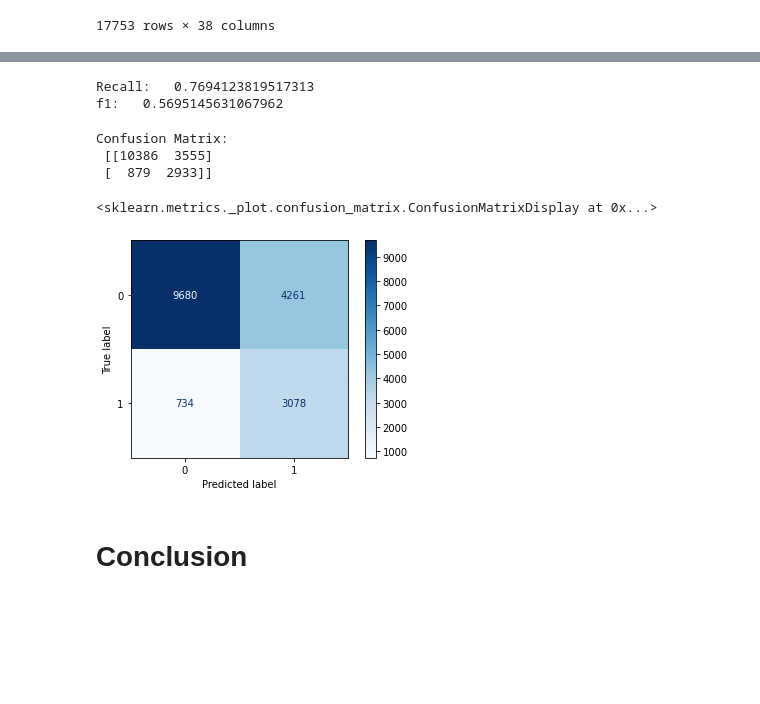
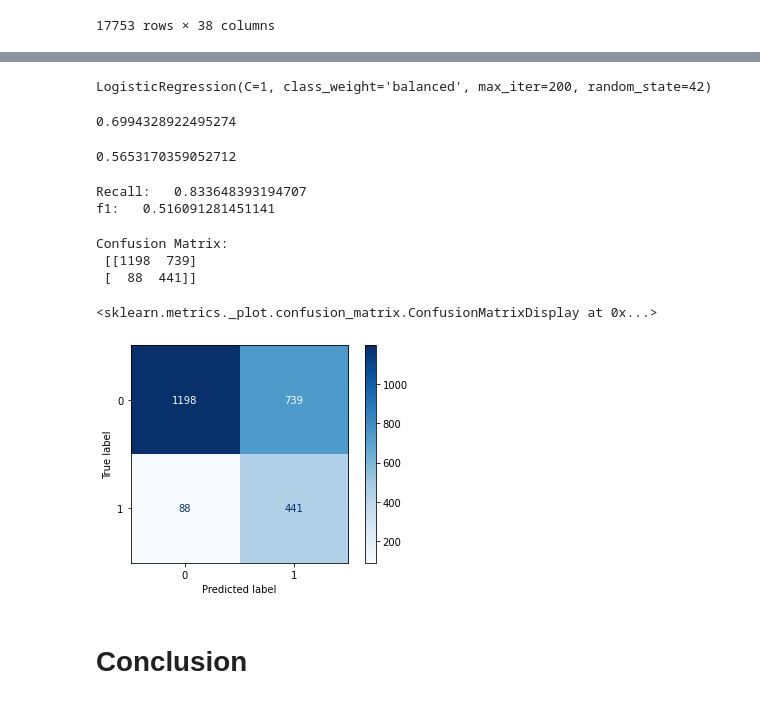
Before and after one commit to johnlocke333/h1n1_flu_analysis, a Jupyter notebook: notebook.ipynb, the cells around one changed output, grey strips where cells are left out. Drawn from its saved outputs; the diff is of its cells as text; code cells hidden in the pictures; blank space fills up the shorter version.

```diff
--- a/notebook.ipynb
+++ b/notebook.ipynb
@@ -421,7 +455,7 @@ from sklearn.model_selection import cross_val_score
 from sklearn.model_selection import cross_validate
 
 # Instantiate a LogisticRegression with random_state=42
-baseline_model = LogisticRegression()
+baseline_model = LogisticRegression(max_iter=200)
 baseline_model.fit(X_train,y_train)
 
 
@@ -429,12 +463,13 @@ baseline_model.fit(X_train,y_train)
 # on X_train and y_train
 
 baseline_recall_logreg = cross_validate(baseline_model, X_train, y_train, scoring="recall", return_train_score=True)
-#baseline_f1_logreg = cross_val_score(baseline_model, X_train, y_train, scoring="f1")
+baseline_f1_logreg = cross_validate(baseline_model, X_train, y_train, scoring="f1", return_train_score=True)
 
 
 
 print(np.mean(baseline_recall_logreg['test_score']))
 print(np.mean(baseline_recall_logreg['train_score']))
-
-#print(np.mean(baseline_f1_logreg))
+print('\n')
+print(np.mean(baseline_f1_logreg['test_score']))
+print(np.mean(baseline_f1_logreg['train_score']))
 # %% [output]
@@ -571,31 +613,44 @@ print(np.mean(baseline_recall_logreg_val['train_score']))
+# %%
+final_model = logreg_model
+final_model.fit(X_train,y_train)
+# %% [output]
+LogisticRegression(C=1, class_weight='balanced', max_iter=200, random_state=42)
+# %%
+recall_score(y_hold_out, final_model.predict(X_hold_out))
+# %% [output]
+0.6994328922495274
+# %%
+f1_score(y_hold_out, final_model.predict(X_hold_out))
+# %% [output]
+0.5653170359052712
 # %%
-y_pred_new_threshold = (logreg_model.predict_proba(X_train)[:, 1] >= 0.45).astype(int)
+y_pred_new_threshold = (final_model.predict_proba(X_hold_out)[:, 1] >= 0.35).astype(int)
 # %%
-print("Recall:  ", recall_score(y_train, y_pred_new_threshold))
-print("f1:  ", f1_score(y_train, y_pred_new_threshold))
+print("Recall:  ", recall_score(y_hold_out, y_pred_new_threshold))
+print("f1:  ", f1_score(y_hold_out, y_pred_new_threshold))
 # %% [output]
-Recall:   0.7694123819517313
-f1:   0.5695145631067962
+Recall:   0.833648393194707
+f1:   0.516091281451141
 # %%
 # Import confusion_matrix
 from sklearn.metrics import confusion_matrix
 
 # Print confusion matrix
-cnf_matrix = confusion_matrix(y_train, y_pred_new_threshold)
+cnf_matrix = confusion_matrix(y_hold_out, y_pred_new_threshold)
 print('Confusion Matrix:\n', cnf_matrix)
 # %% [output]
 Confusion Matrix:
- [[10386  3555]
- [  879  2933]]
+ [[1198  739]
+ [  88  441]]
 # %%
 from sklearn.metrics import ConfusionMatrixDisplay
 import matplotlib.pyplot as plt
 
-disp = ConfusionMatrixDisplay(confusion_matrix=cnf_matrix, display_labels=logreg_model.classes_)
+disp = ConfusionMatrixDisplay(confusion_matrix=cnf_matrix, display_labels=final_model.classes_)
 disp.plot(cmap=plt.cm.Blues)
 # %% [output]
 <sklearn.metrics._plot.confusion_matrix.ConfusionMatrixDisplay at 0x...>
-[figure, old version]
+[figure, new version]
 # %% [markdown]
 # Conclusion
 # %% [markdown]
```
Also changed, not shown: parts of 24 cells of this notebook.
